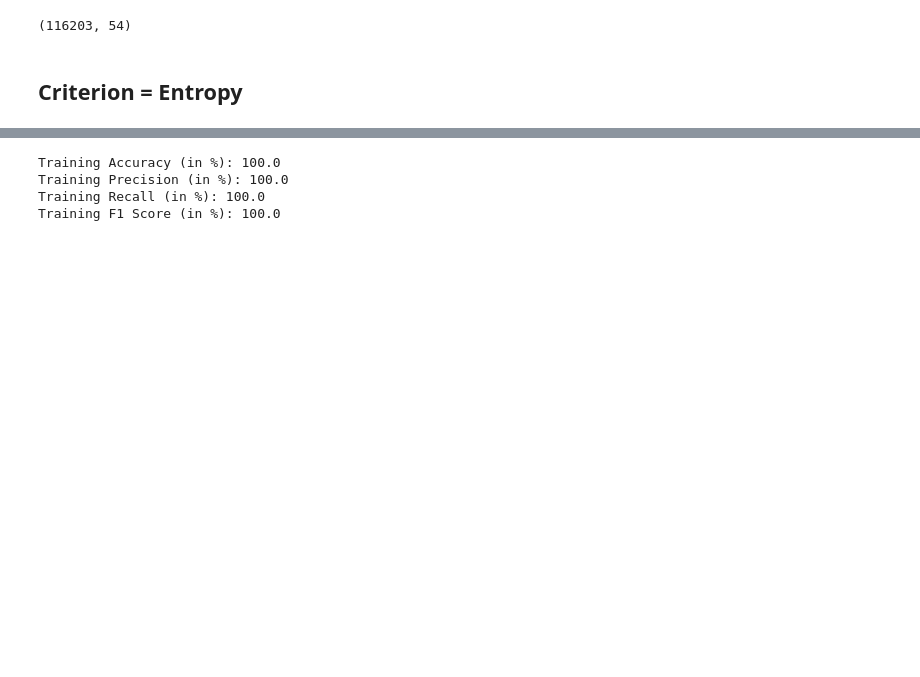
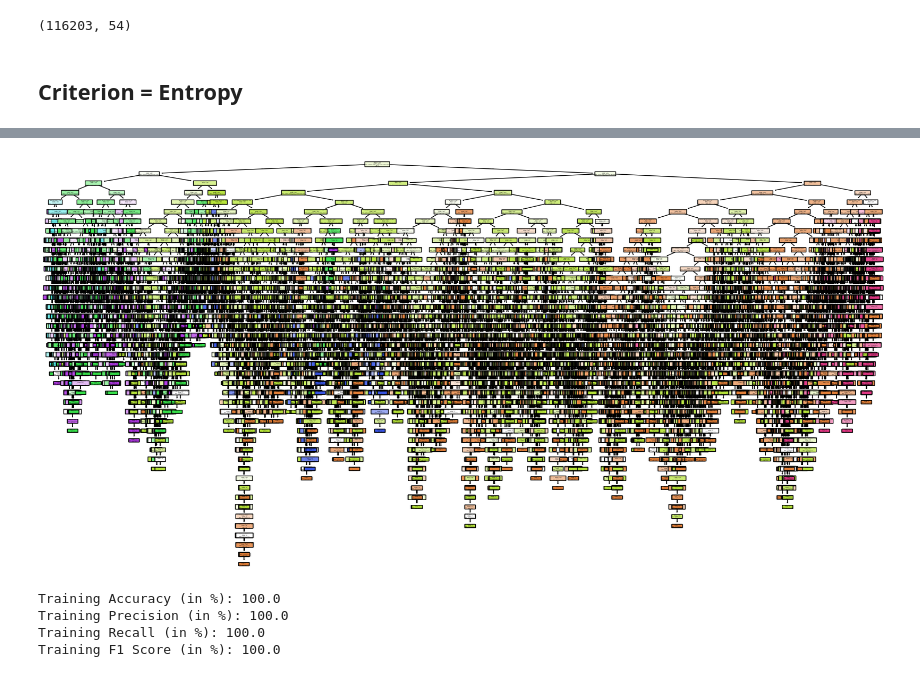
Before and after one commit to Mouleshwar3238/Forest_Cover_Classification, a Jupyter notebook: DecisionTree_ForestCover.ipynb, the cells around one changed output, grey strips where cells are left out. Cells and saved outputs as stored; diff of their text form; code cells hidden in the pictures; blank space fills up the shorter version.

```diff
--- a/DecisionTree_ForestCover.ipynb
+++ b/DecisionTree_ForestCover.ipynb
@@ -51,3 +72,10 @@ y_train_pred1 = dt1.predict(X_train)
+# %%
+plt.figure(figsize=(20, 10))
+plt.title('Decision Tree 1',color='black',fontsize=16)
+plot_tree(dt1, filled=True, feature_names=feature_names, class_names=True, rounded=True)
+plt.show()
+# %% [output]
+[figure, added]
 # %%
 # Computing the performance metrics for the training subset
 train_accuracy1 = accuracy_score(y_train, y_train_pred1)
```
Also changed, not shown: parts of 4 cells of this notebook.
